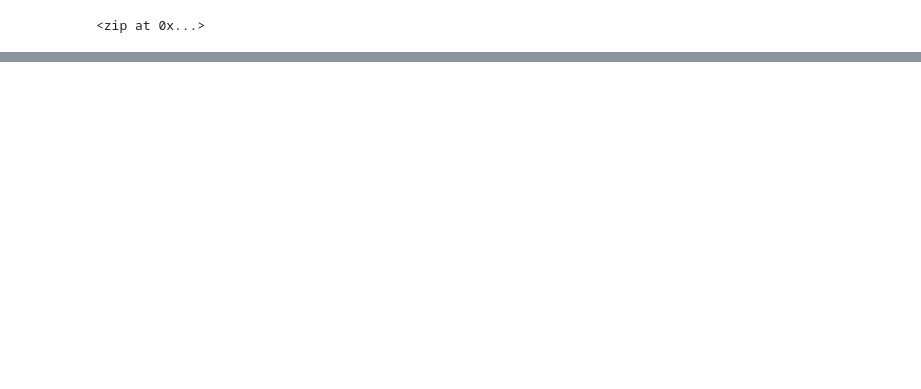
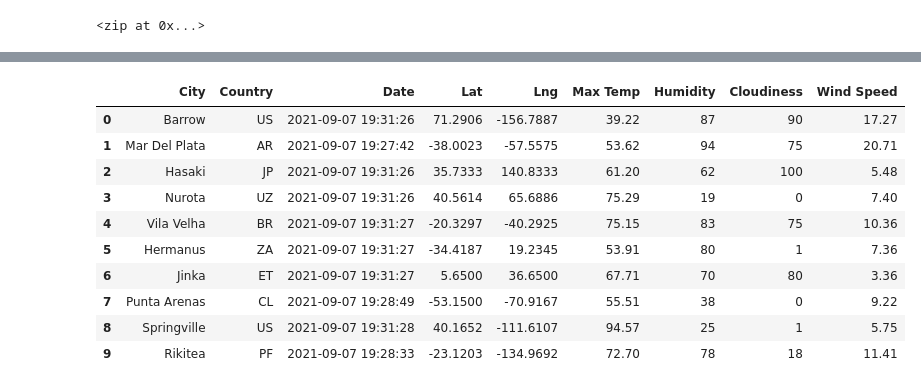
Before and after one commit to LeidyDoradoM/World_Weather_Analysis, a Jupyter notebook: WeatherPy.ipynb, the cells around one changed output, grey strips where cells are left out. Saved outputs shown, nothing was run; the diff lists cells and outputs as text; code cells hidden in the pictures; blank space fills up the shorter version.

```diff
--- a/WeatherPy.ipynb
+++ b/WeatherPy.ipynb
@@ -33,0 +150,16 @@ len(cities)
+# %%
+new_column_order = ["City", "Country", "Date","Lat","Lng","Max Temp","Humidity","Cloudiness","Wind Speed"]
+city_data_df = city_data_df[new_column_order]
+city_data_df.head(10)
+# %% [output]
+|  | City | Country | Date | Lat | Lng | Max Temp | Humidity | Cloudiness | Wind Speed |
+| 0 | Barrow | US | 2021-09-07 19:31:26 | 71.2906 | -156.7887 | 39.22 | 87 | 90 | 17.27 |
+| 1 | Mar Del Plata | AR | 2021-09-07 19:27:42 | -38.0023 | -57.5575 | 53.62 | 94 | 75 | 20.71 |
+| 2 | Hasaki | JP | 2021-09-07 19:31:26 | 35.7333 | 140.8333 | 61.20 | 62 | 100 | 5.48 |
+| 3 | Nurota | UZ | 2021-09-07 19:31:26 | 40.5614 | 65.6886 | 75.29 | 19 | 0 | 7.40 |
+| 4 | Vila Velha | BR | 2021-09-07 19:31:27 | -20.3297 | -40.2925 | 75.15 | 83 | 75 | 10.36 |
+| 5 | Hermanus | ZA | 2021-09-07 19:31:27 | -34.4187 | 19.2345 | 53.91 | 80 | 1 | 7.36 |
+| 6 | Jinka | ET | 2021-09-07 19:31:27 | 5.6500 | 36.6500 | 67.71 | 70 | 80 | 3.36 |
+| 7 | Punta Arenas | CL | 2021-09-07 19:28:49 | -53.1500 | -70.9167 | 55.51 | 38 | 0 | 9.22 |
+| 8 | Springville | US | 2021-09-07 19:31:28 | 40.1652 | -111.6107 | 94.57 | 25 | 1 | 5.75 |
+| 9 | Rikitea | PF | 2021-09-07 19:28:33 | -23.1203 | -134.9692 | 72.70 | 78 | 18 | 11.41 |
```
Also changed, not shown: parts of 8 cells of this notebook, 1 other file.
